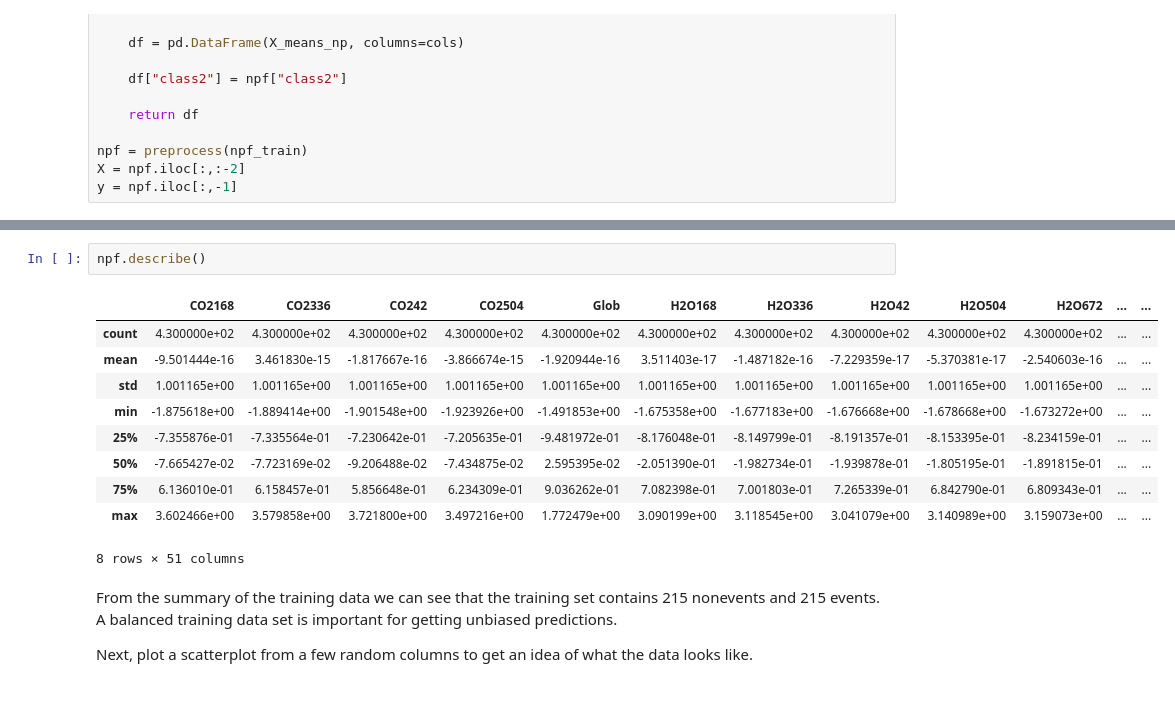
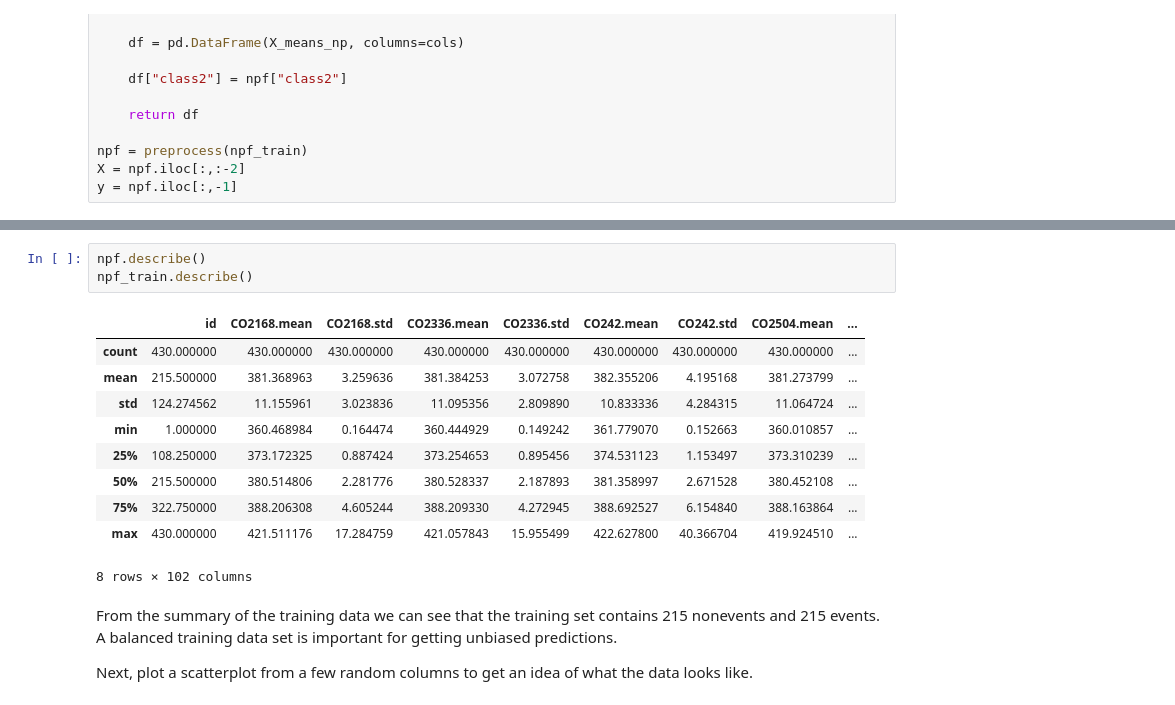
Before and after one commit to vkopio/iml-term-project, a Jupyter notebook: final_report.ipynb, the cells around one changed output, grey strips where cells are left out. Drawn from its saved outputs; the diff is of its cells as text.

```diff
--- a/final_report.ipynb
+++ b/final_report.ipynb
@@ -63,16 +65,17 @@ Now, printing the summary of the dataframe shows that all std columns have been
 # %%
 npf.describe()
+npf_train.describe()
 # %% [output]
-|  | CO2168 | CO2336 | CO242 | CO2504 | Glob | H2O168 | H2O336 | H2O42 | H2O504 | H2O672 | ... | ... |
-| count | 4.300000e+02 | 4.300000e+02 | 4.300000e+02 | 4.300000e+02 | 4.300000e+02 | 4.300000e+02 | 4.300000e+02 | 4.300000e+02 | 4.300000e+02 | 4.300000e+02 | ... | ... |
-| mean | -9.501444e-16 | 3.461830e-15 | -1.817667e-16 | -3.866674e-15 | -1.920944e-16 | 3.511403e-17 | -1.487182e-16 | -7.229359e-17 | -5.370381e-17 | -2.540603e-16 | ... | ... |
-| std | 1.001165e+00 | 1.001165e+00 | 1.001165e+00 | 1.001165e+00 | 1.001165e+00 | 1.001165e+00 | 1.001165e+00 | 1.001165e+00 | 1.001165e+00 | 1.001165e+00 | ... | ... |
-| min | -1.875618e+00 | -1.889414e+00 | -1.901548e+00 | -1.923926e+00 | -1.491853e+00 | -1.675358e+00 | -1.677183e+00 | -1.676668e+00 | -1.678668e+00 | -1.673272e+00 | ... | ... |
-| 25% | -7.355876e-01 | -7.335564e-01 | -7.230642e-01 | -7.205635e-01 | -9.481972e-01 | -8.176048e-01 | -8.149799e-01 | -8.191357e-01 | -8.153395e-01 | -8.234159e-01 | ... | ... |
-| 50% | -7.665427e-02 | -7.723169e-02 | -9.206488e-02 | -7.434875e-02 | 2.595395e-02 | -2.051390e-01 | -1.982734e-01 | -1.939878e-01 | -1.805195e-01 | -1.891815e-01 | ... | ... |
-| 75% | 6.136010e-01 | 6.158457e-01 | 5.856648e-01 | 6.234309e-01 | 9.036262e-01 | 7.082398e-01 | 7.001803e-01 | 7.265339e-01 | 6.842790e-01 | 6.809343e-01 | ... | ... |
-| max | 3.602466e+00 | 3.579858e+00 | 3.721800e+00 | 3.497216e+00 | 1.772479e+00 | 3.090199e+00 | 3.118545e+00 | 3.041079e+00 | 3.140989e+00 | 3.159073e+00 | ... | ... |
+|  | id | CO2168.mean | CO2168.std | CO2336.mean | CO2336.std | CO242.mean | CO242.std | CO2504.mean | ... |
+| count | 430.000000 | 430.000000 | 430.000000 | 430.000000 | 430.000000 | 430.000000 | 430.000000 | 430.000000 | ... |
+| mean | 215.500000 | 381.368963 | 3.259636 | 381.384253 | 3.072758 | 382.355206 | 4.195168 | 381.273799 | ... |
+| std | 124.274562 | 11.155961 | 3.023836 | 11.095356 | 2.809890 | 10.833336 | 4.284315 | 11.064724 | ... |
+| min | 1.000000 | 360.468984 | 0.164474 | 360.444929 | 0.149242 | 361.779070 | 0.152663 | 360.010857 | ... |
+| 25% | 108.250000 | 373.172325 | 0.887424 | 373.254653 | 0.895456 | 374.531123 | 1.153497 | 373.310239 | ... |
+| 50% | 215.500000 | 380.514806 | 2.281776 | 380.528337 | 2.187893 | 381.358997 | 2.671528 | 380.452108 | ... |
+| 75% | 322.750000 | 388.206308 | 4.605244 | 388.209330 | 4.272945 | 388.692527 | 6.154840 | 388.163864 | ... |
+| max | 430.000000 | 421.511176 | 17.284759 | 421.057843 | 15.955499 | 422.627800 | 40.366704 | 419.924510 | ... |
-8 rows × 51 columns
+8 rows × 102 columns
 # %% [markdown]
 From the summary of the training data we can see that the training set contains 215 nonevents and 215 events. A balanced training data set is important for getting unbiased predictions.
 
```
Also changed, not shown: parts of 5 cells of this notebook.
